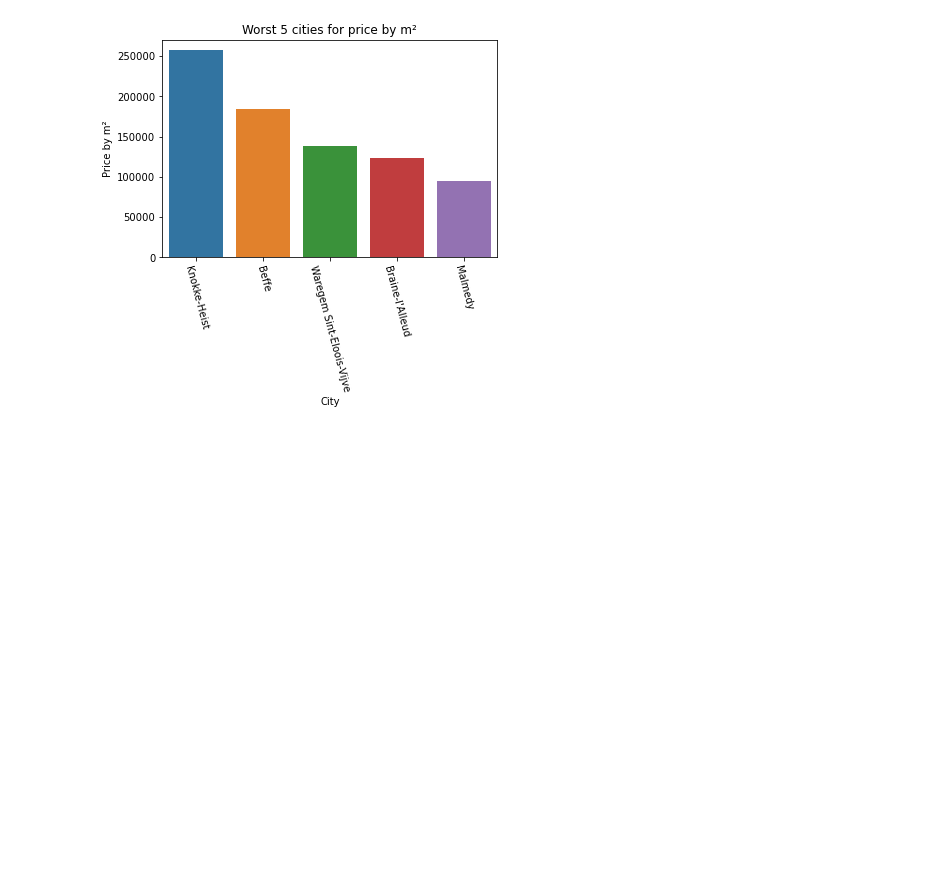
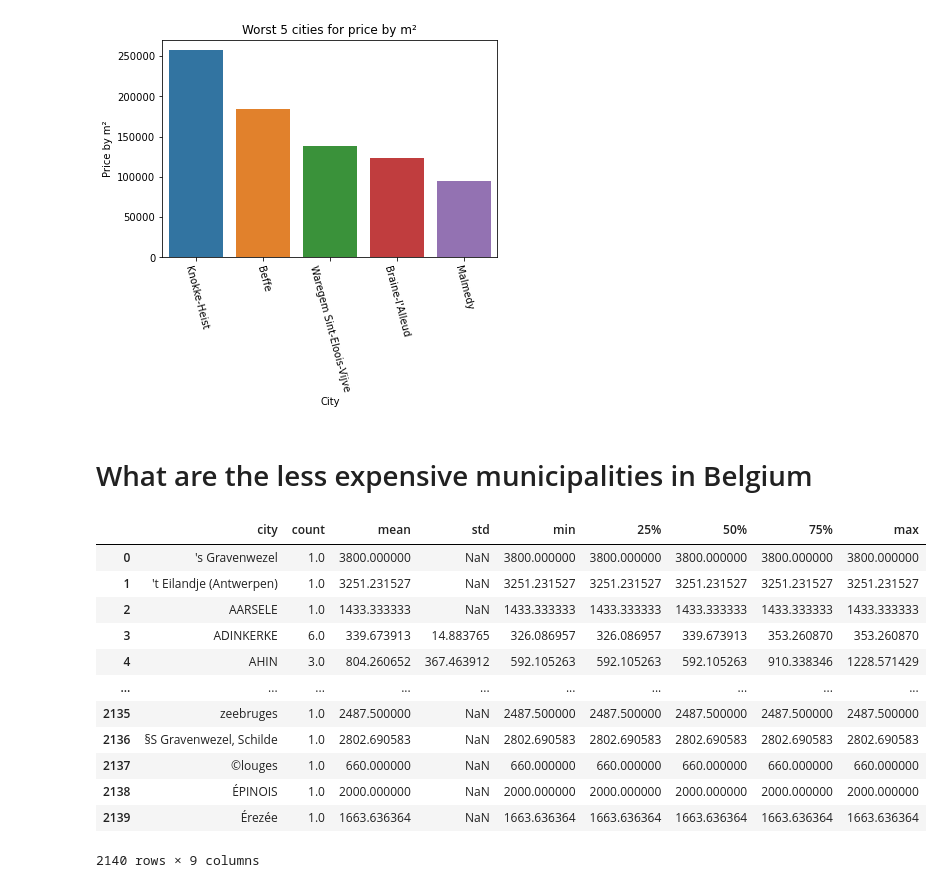
Before and after one commit to abdellahML/challenge-data-analysis, a Jupyter notebook: Codes/interpretation.ipynb, the cells around one changed output. Saved outputs shown, nothing was run; the diff lists cells and outputs as text; code cells hidden in the pictures; blank space fills up the shorter version.

```diff
--- a/Codes/interpretation.ipynb
+++ b/Codes/interpretation.ipynb
@@ -172,3 +173,24 @@ plt.ylabel("Price by m²")
 # %% [output]
 Text(0, 0.5, 'Price by m²')
 [figure]
+# %% [markdown]
+# What are the less expensive municipalities in Belgium
+# %%
+test = df.groupby(by="city")["price_by_m2"].describe()
+#test = test.sort_values(by="mean")
+test = test.reset_index()
+test
+# %% [output]
+|  | city | count | mean | std | min | 25% | 50% | 75% | max |
+| 0 | 's Gravenwezel | 1.0 | 3800.000000 | NaN | 3800.000000 | 3800.000000 | 3800.000000 | 3800.000000 | 3800.000000 |
+| 1 | 't Eilandje (Antwerpen) | 1.0 | 3251.231527 | NaN | 3251.231527 | 3251.231527 | 3251.231527 | 3251.231527 | 3251.231527 |
+| 2 | AARSELE | 1.0 | 1433.333333 | NaN | 1433.333333 | 1433.333333 | 1433.333333 | 1433.333333 | 1433.333333 |
+| 3 | ADINKERKE | 6.0 | 339.673913 | 14.883765 | 326.086957 | 326.086957 | 339.673913 | 353.260870 | 353.260870 |
+| 4 | AHIN | 3.0 | 804.260652 | 367.463912 | 592.105263 | 592.105263 | 592.105263 | 910.338346 | 1228.571429 |
+| ... | ... | ... | ... | ... | ... | ... | ... | ... | ... |
+| 2135 | zeebruges | 1.0 | 2487.500000 | NaN | 2487.500000 | 2487.500000 | 2487.500000 | 2487.500000 | 2487.500000 |
+| 2136 | §S Gravenwezel, Schilde | 1.0 | 2802.690583 | NaN | 2802.690583 | 2802.690583 | 2802.690583 | 2802.690583 | 2802.690583 |
+| 2137 | ©louges | 1.0 | 660.000000 | NaN | 660.000000 | 660.000000 | 660.000000 | 660.000000 | 660.000000 |
+| 2138 | ÉPINOIS | 1.0 | 2000.000000 | NaN | 2000.000000 | 2000.000000 | 2000.000000 | 2000.000000 | 2000.000000 |
+| 2139 | Érezée | 1.0 | 1663.636364 | NaN | 1663.636364 | 1663.636364 | 1663.636364 | 1663.636364 | 1663.636364 |
+2140 rows × 9 columns
```
Also changed, not shown: parts of 3 cells of this notebook.
